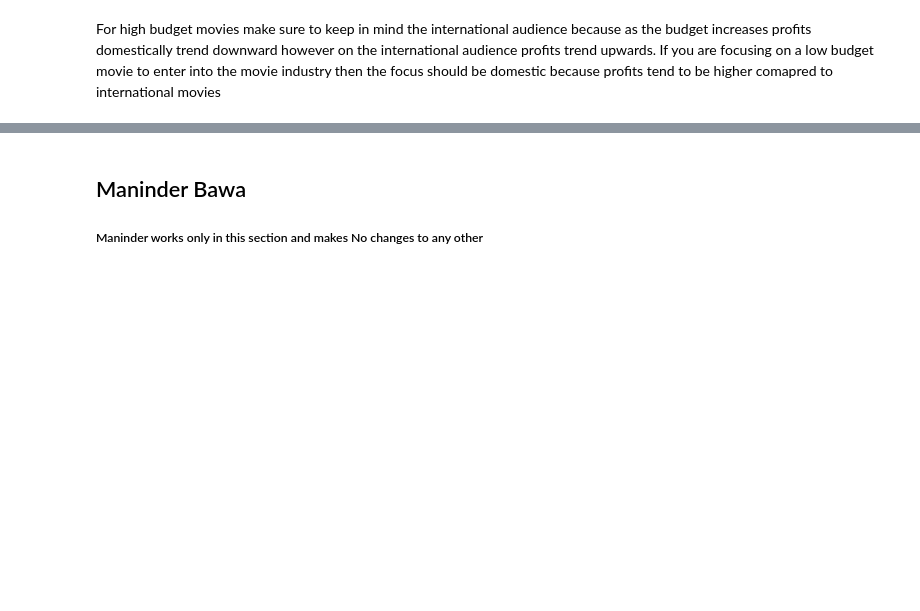
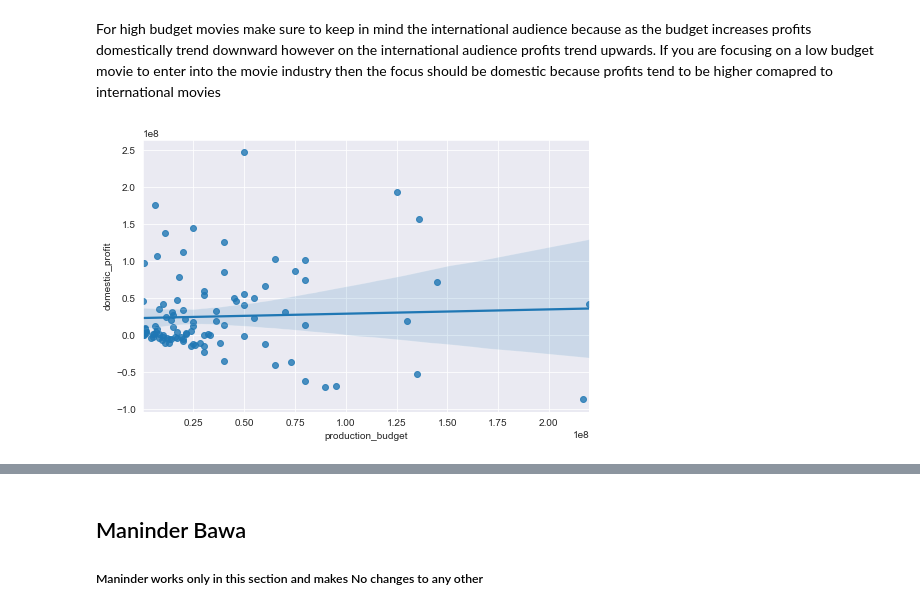
Before and after one commit to masonbatch/dsc-capstone, a Jupyter notebook: student.ipynb, the cells around one changed output, grey strips where cells are left out. Cells and saved outputs as stored; diff of their text form; code cells hidden in the pictures; blank space fills up the shorter version.

```diff
--- a/student.ipynb
+++ b/student.ipynb
@@ -388,7 +402,9 @@ top_100 = profit_df.head(100)
 # %%
 sns.set_style("darkgrid")
 
 fig, ax = plt.subplots(figsize=(8,5))
-sns.regplot(data = top_100, x = "production_budget" , y = "domestic_profit", ax=ax);
+sns.regplot(data = sample, x = "production_budget" , y = "domestic_profit", ax=ax);
+# %% [output]
+[figure, added]
 # %%
 fig, ax = plt.subplots(figsize=(8,5))
```
Also changed, not shown: parts of 11 cells of this notebook.
